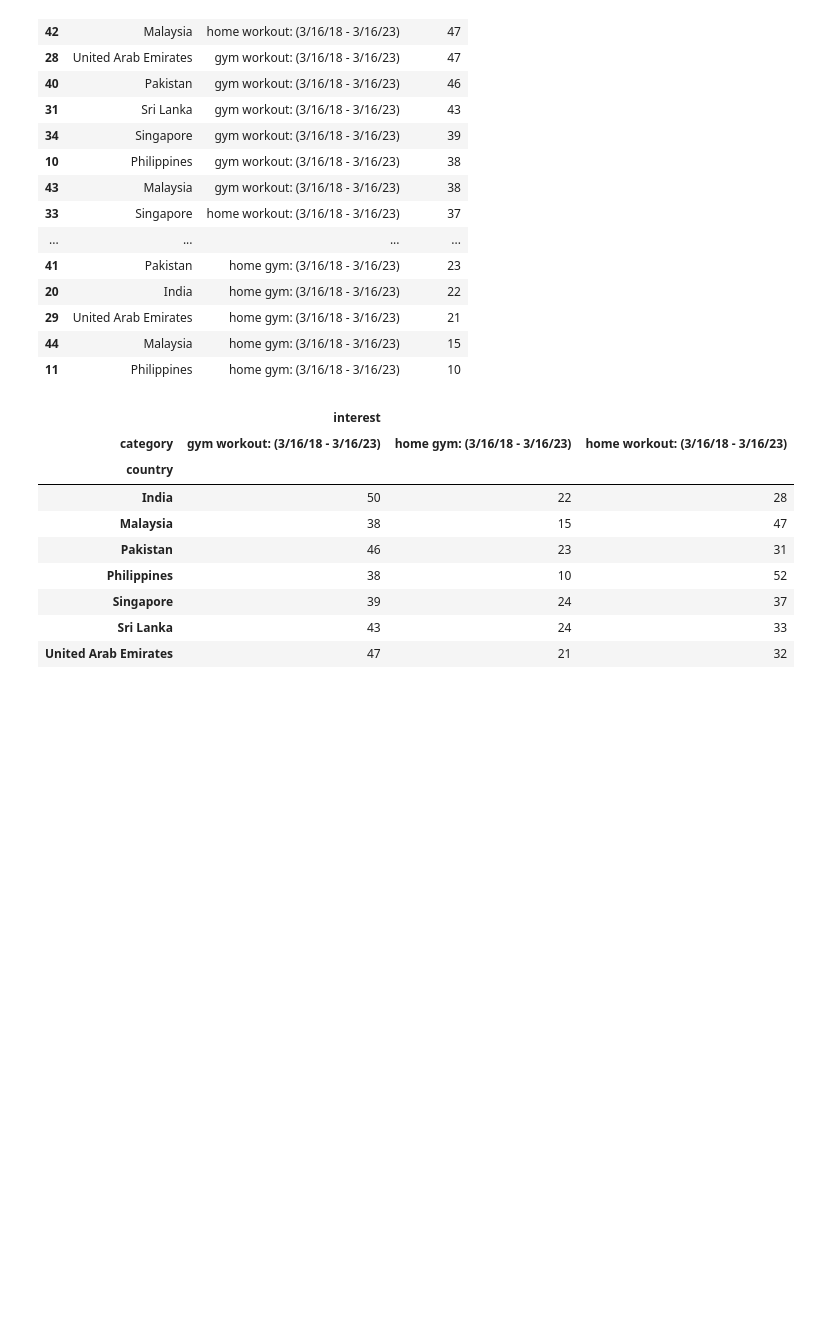
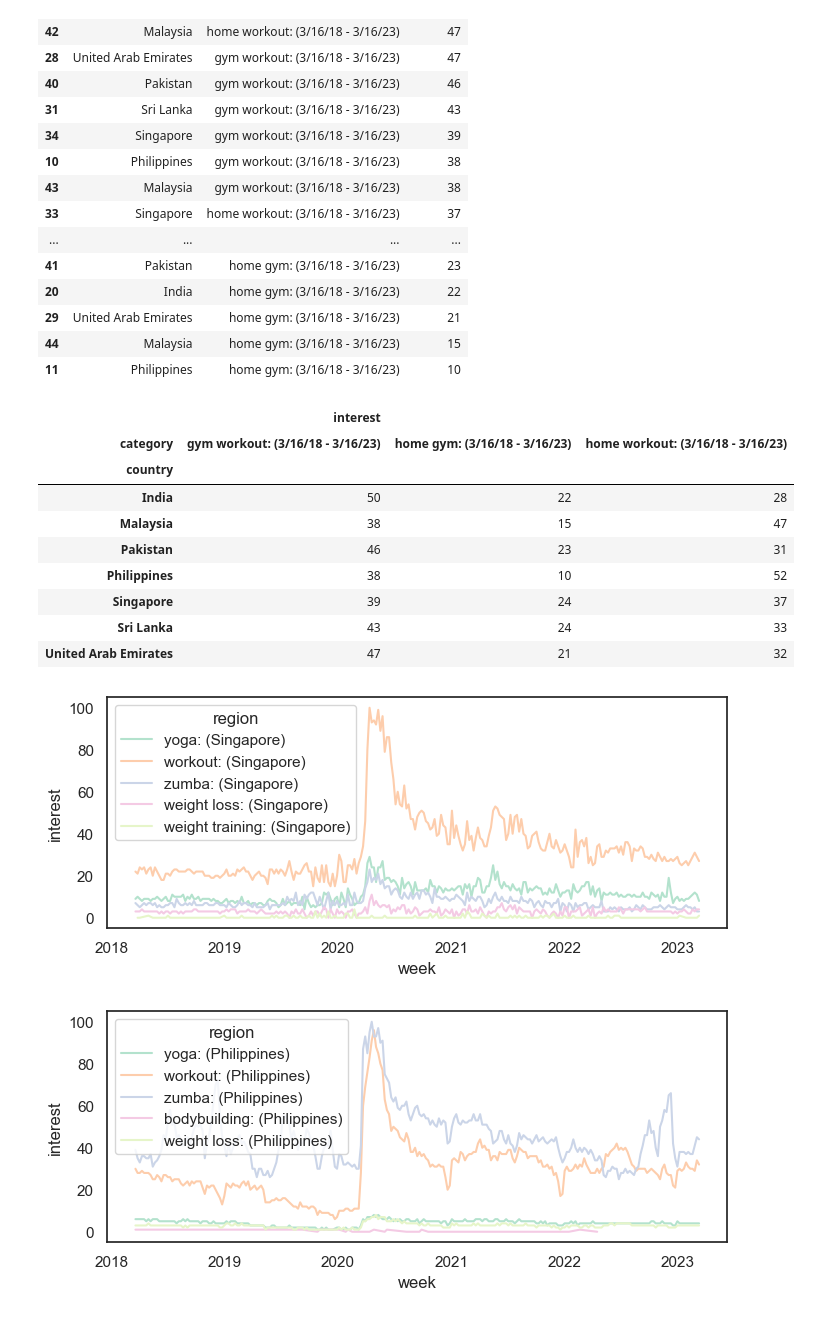
Before and after one commit to JeremyTallant/market_analysis, a Jupyter notebook: product_management.ipynb, the cells around one changed output. Cells and saved outputs as stored; diff of their text form; code cells hidden in the pictures; blank space fills up the shorter version.

Commit message:
read in two other csv to look at keywords for Singapore and Philippines

```diff
--- a/product_management.ipynb
+++ b/product_management.ipynb
@@ -162,3 +162,11 @@ MESA.set_index(['country', 'category']).unstack()
 # %%
 # Create variable for the country with the highest interest in home workouts
 top_home_country = 'The Philippines'
+# %%
+# Load in other csv files
+sng = read_file('data/yoga_workout_zumba_bodybuilding_weight_loss_sng.csv')
+
+phl = read_file('data/yoga_workout_zumba_bodybuilding_weight_loss_phl.csv')
+# %% [output]
+[figure, added]
+[figure, added]
```
